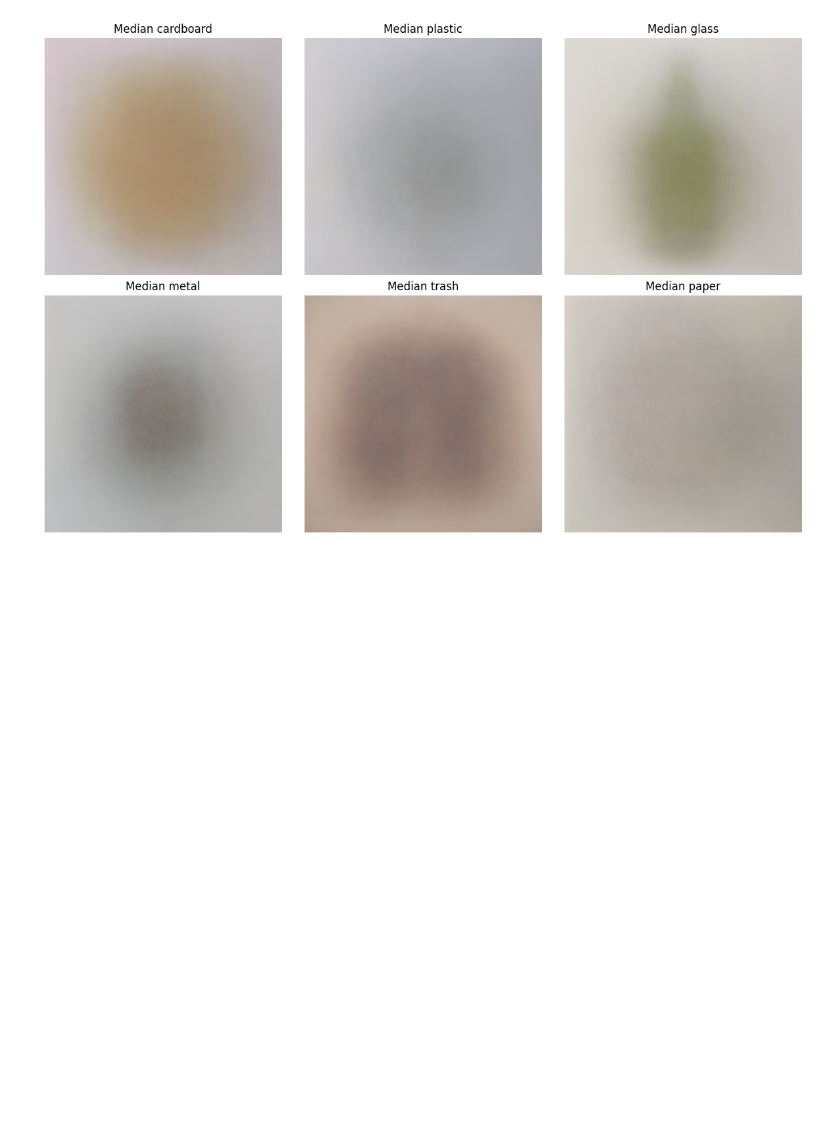
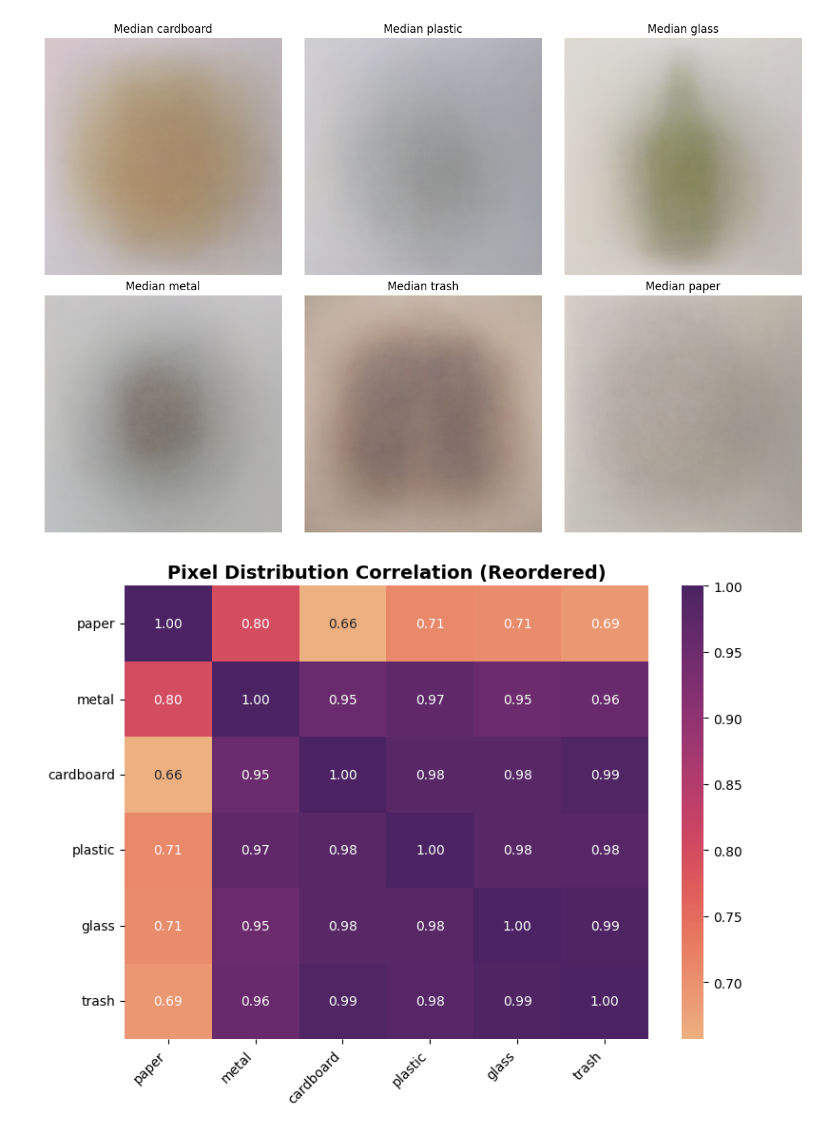
Before and after one commit to NeoLafuente/garbage_classifier, a Jupyter notebook: notebooks/dataset_exploration.ipynb, the cells around one changed output. Saved outputs shown, nothing was run; the diff lists cells and outputs as text; code cells hidden in the pictures; blank space fills up the shorter version.

Commit message:
v4 dataset_exploration notebook
Intento de mostrar las correlaciones entre clases. No me convence mucho

```diff
--- a/notebooks/dataset_exploration.ipynb
+++ b/notebooks/dataset_exploration.ipynb
@@ -356,3 +493,11 @@ plot_median_images_per_class(
 )
 # %% [output]
 [figure]
+# %%
+plot_pixel_distribution_correlation_ordered(
+    df,
+    DATASET_PATH,
+    bins=64
+)
+# %% [output]
+[figure, added]
```
Also changed, not shown: parts of 3 cells of this notebook.
